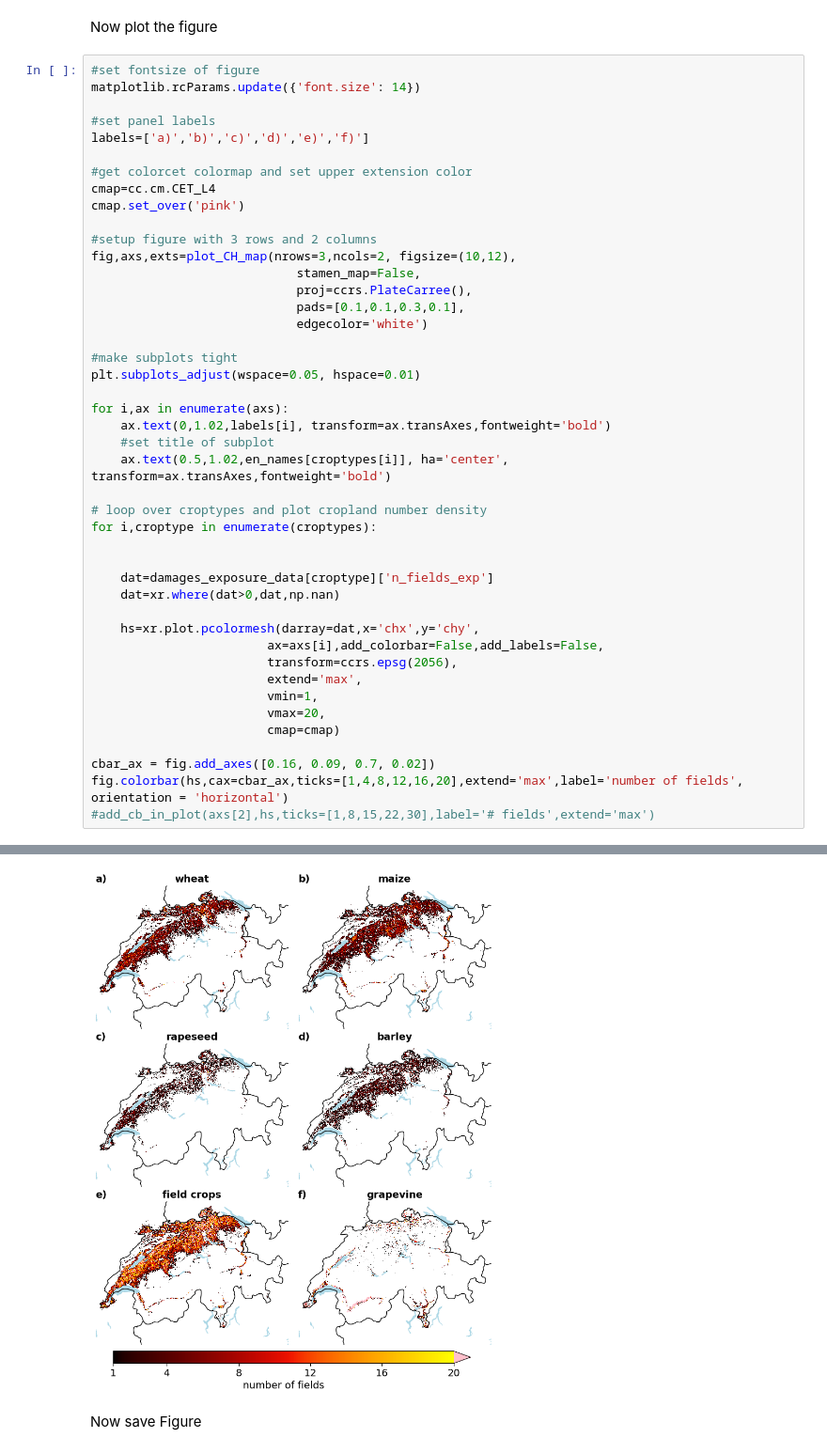
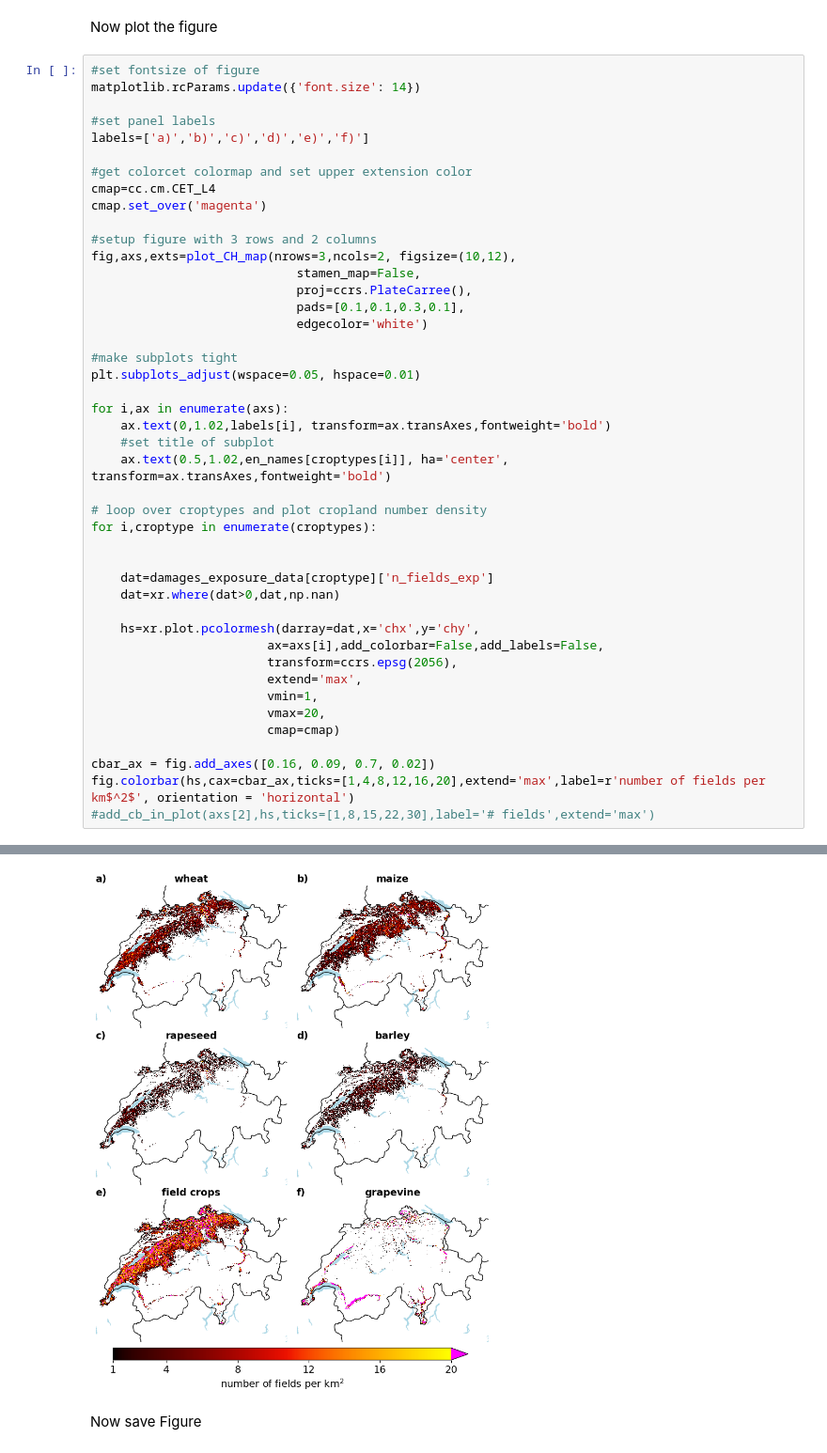
Before and after one commit to CLIMADA-project/climada_papers, a Jupyter notebook: 202403_crop_hail_damage_footprint/plot_cropland_number_density_maps_Figure_A1.ipynb, the cells around one changed output, grey strips where cells are left out. Shown at 94% size. Saved outputs shown, nothing was run; the diff lists cells and outputs as text.

```diff
--- a/202403_crop_hail_damage_footprint/plot_cropland_number_density_maps_Figure_A1.ipynb
+++ b/202403_crop_hail_damage_footprint/plot_cropland_number_density_maps_Figure_A1.ipynb
@@ -44,7 +44,7 @@ labels=['a)','b)','c)','d)','e)','f)']
 
 #get colorcet colormap and set upper extension color
 cmap=cc.cm.CET_L4
-cmap.set_over('pink')
+cmap.set_over('magenta')
 
 #setup figure with 3 rows and 2 columns
 fig,axs,exts=plot_CH_map(nrows=3,ncols=2, figsize=(10,12),
@@ -53,35 +53,35 @@ fig,axs,exts=plot_CH_map(nrows=3,ncols=2, figsize=(10,12),
                             pads=[0.1,0.1,0.3,0.1],
                             edgecolor='white')
 
 #make subplots tight
 plt.subplots_adjust(wspace=0.05, hspace=0.01)
 
 for i,ax in enumerate(axs):
     ax.text(0,1.02,labels[i], transform=ax.transAxes,fontweight='bold')
     #set title of subplot
     ax.text(0.5,1.02,en_names[croptypes[i]], ha='center', transform=ax.transAxes,fontweight='bold')
 
 # loop over croptypes and plot cropland number density
 for i,croptype in enumerate(croptypes):
 
 
     dat=damages_exposure_data[croptype]['n_fields_exp']
     dat=xr.where(dat>0,dat,np.nan)
 
     hs=xr.plot.pcolormesh(darray=dat,x='chx',y='chy',
                         ax=axs[i],add_colorbar=False,add_labels=False,
                         transform=ccrs.epsg(2056),
                         extend='max',
                         vmin=1,
                         vmax=20,
                         cmap=cmap)
 
 cbar_ax = fig.add_axes([0.16, 0.09, 0.7, 0.02])
-fig.colorbar(hs,cax=cbar_ax,ticks=[1,4,8,12,16,20],extend='max',label='number of fields', orientation = 'horizontal')
+fig.colorbar(hs,cax=cbar_ax,ticks=[1,4,8,12,16,20],extend='max',label=r'number of fields per km$^2$', orientation = 'horizontal')
 #add_cb_in_plot(axs[2],hs,ticks=[1,8,15,22,30],label='# fields',extend='max')
 # %% [output]
 <matplotlib.colorbar.Colorbar at 0x...>
-[figure, old version]
+[figure, new version]
 # %% [markdown]
 Now save Figure
 # %%
```
Also changed, not shown: 7 other files.
